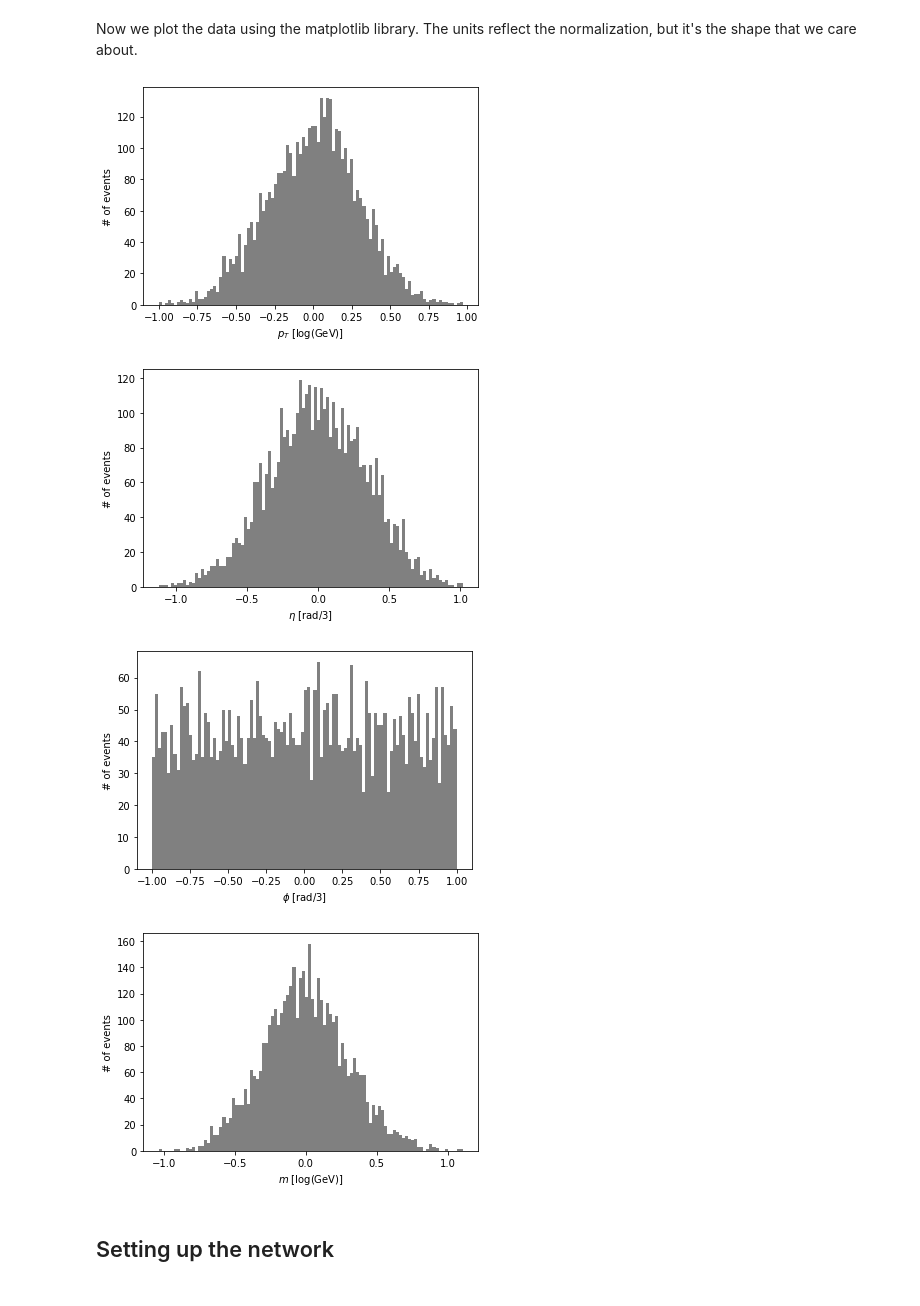
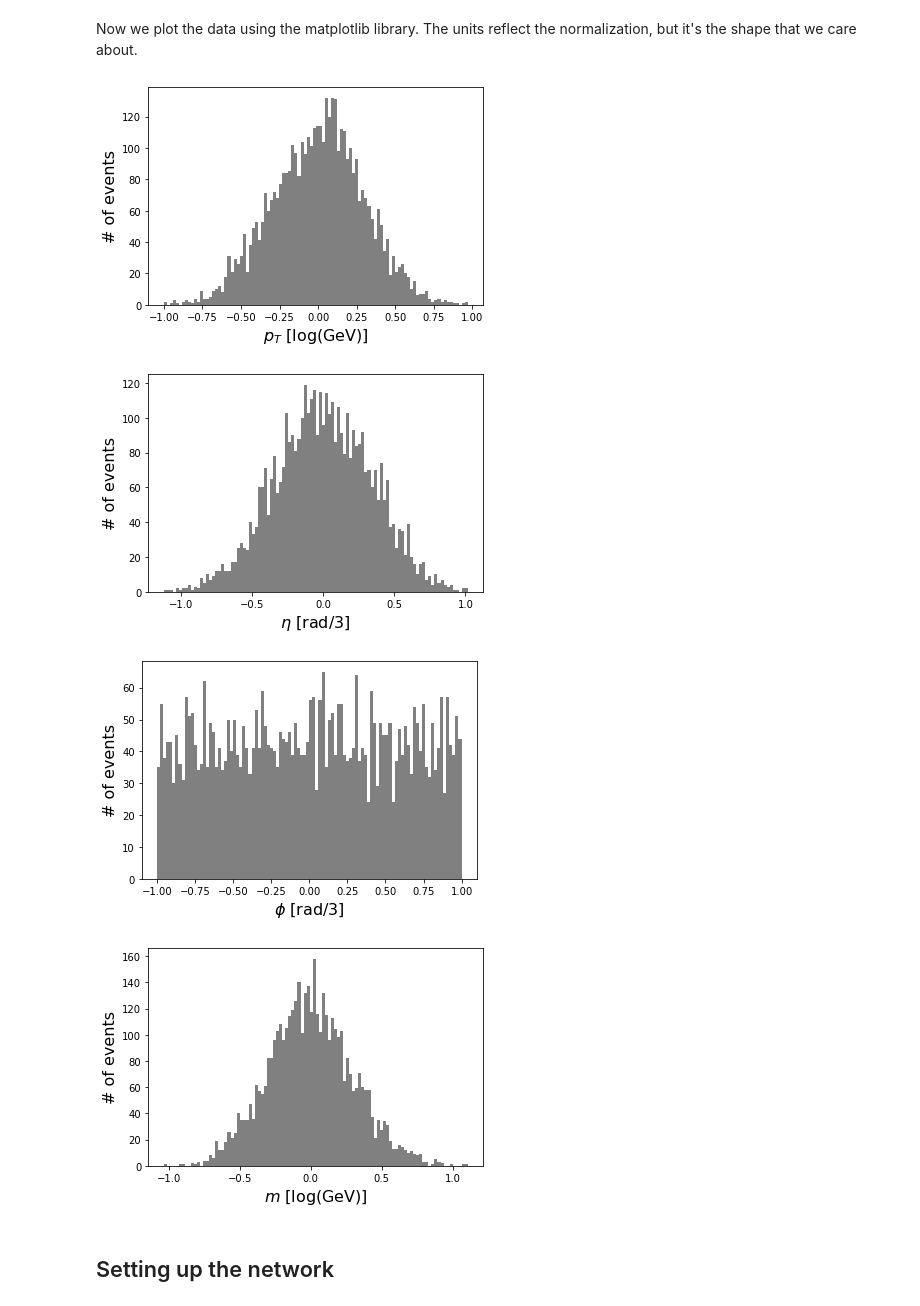
Before and after one commit to rimijoker/HEP-Autoencoder, a Jupyter notebook: TLA_4D_Example CustomNorm.ipynb, the cells around one changed output. Saved outputs shown, nothing was run; the diff lists cells and outputs as text; code cells hidden in the pictures.

Commit message:
Changed fontsize of plots

```diff
--- a/TLA_4D_Example CustomNorm.ipynb
+++ b/TLA_4D_Example CustomNorm.ipynb
@@ -61,25 +61,28 @@ The number of entries in the validation data: 1861
 Now we plot the data using the matplotlib library. The units reflect the normalization, but it's the shape that we care about.
 # %%
 import matplotlib.pyplot as plt
+
+plt.rcParams['axes.labelsize'] = 16
+plt.rcParams['axes.titlesize'] = 16
 
 unit_list = ['[log(GeV)]', '[rad/3]', '[rad/3]', '[log(GeV)]']
 variable_list = [r'$p_T$', r'$\eta$', r'$\phi$', r'$m$']
 
 branches=["pt1","eta1","phi1","E1"]
 
 n_bins = 100
 
 for kk in range(0,4):
     n_hist_data, bin_edges, _ = plt.hist(train[branches[kk]], color='gray', label='Input', alpha=1, bins=n_bins)
     plt.xlabel(xlabel=variable_list[kk] + ' ' + unit_list[kk])
     plt.ylabel('# of events')
     #plt.savefig("fourmomentum_"+branches[kk],dpi=300)
     plt.show()
 # %% [output]
-[figure, old version]
+[figure, new version]
-[figure, old version]
+[figure, new version]
-[figure, old version]
+[figure, new version]
-[figure, old version]
+[figure, new version]
 # %% [markdown]
 ## Setting up the network
 # %% [markdown]
```
Also changed, not shown: parts of 7 cells of this notebook, 2 other files.
